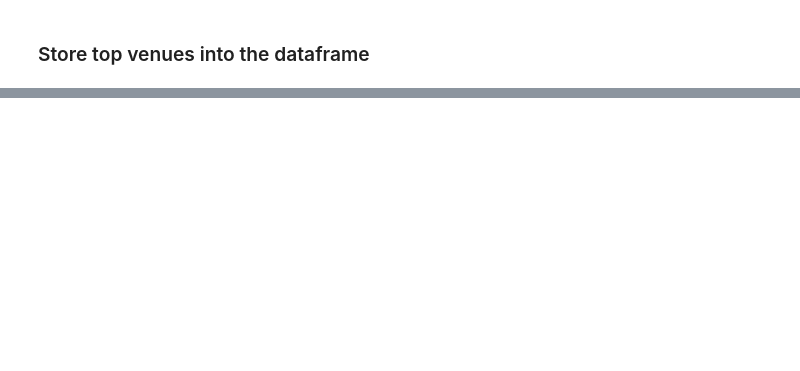
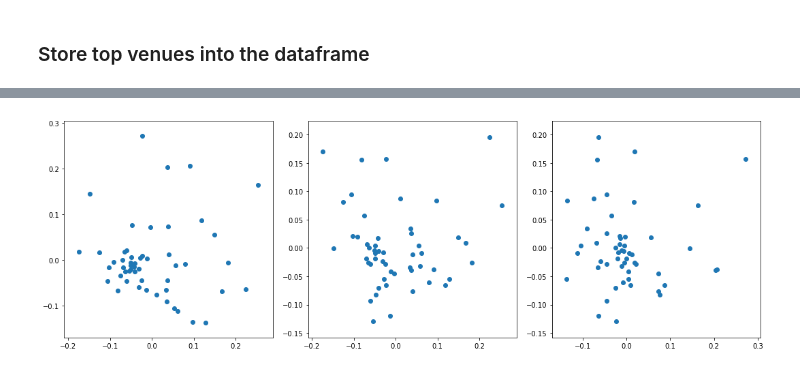
Before and after one commit to nji3/Coursera_Capstone, a Jupyter notebook: Neighborhoods_in_West_Los_Angeles.ipynb, the cells around one changed output, grey strips where cells are left out. Drawn from its saved outputs; the diff is of its cells as text; code cells hidden in the pictures; blank space fills up the shorter version.

```diff
--- a/Neighborhoods_in_West_Los_Angeles.ipynb
+++ b/Neighborhoods_in_West_Los_Angeles.ipynb
@@ -589,0 +595,9 @@ venues_map1
+# %%
+# Visualize the first three components
+fig,axes = plt.subplots(nrows=1,ncols=3,figsize = (15,5))
+axes[0].scatter(pca.transform(dat_grouped_clustering)[:,0],pca.transform(dat_grouped_clustering)[:,1])
+axes[1].scatter(pca.transform(dat_grouped_clustering)[:,0],pca.transform(dat_grouped_clustering)[:,2])
+axes[2].scatter(pca.transform(dat_grouped_clustering)[:,1],pca.transform(dat_grouped_clustering)[:,2])
+plt.tight_layout()
+# %% [output]
+[figure, added]
```
Also changed, not shown: parts of 28 cells of this notebook.
